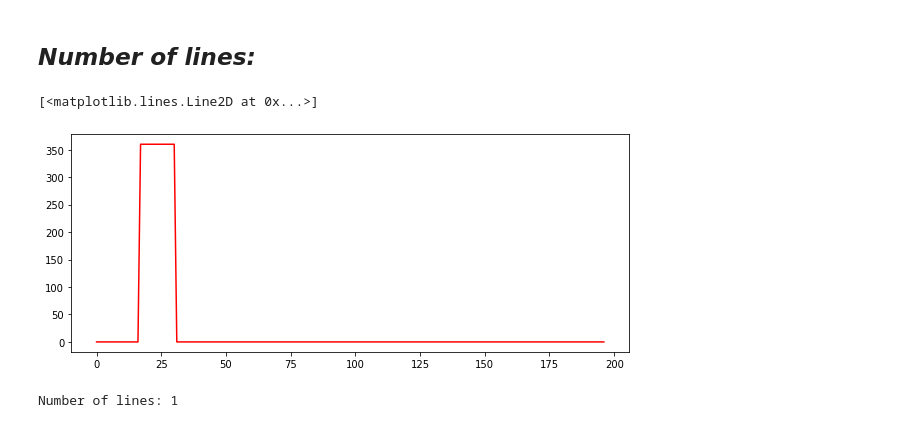
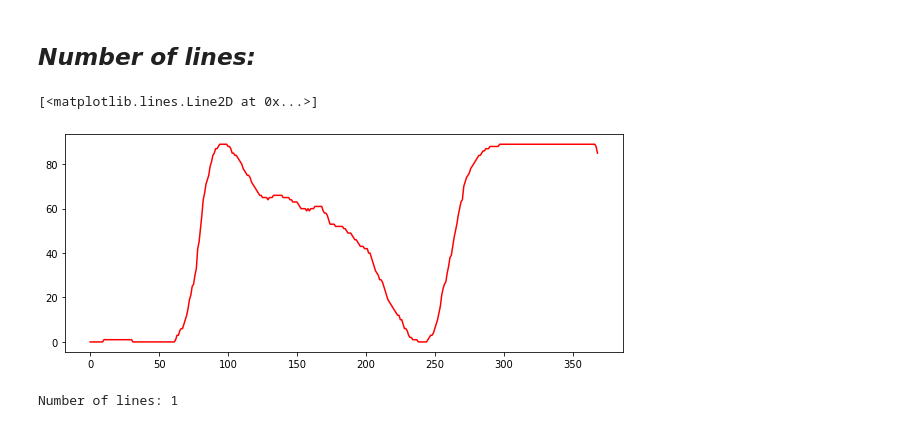
Before and after one commit to NoaAmichai/Final_project, a Jupyter notebook: Final_project.ipynb, the cells around one changed output. Drawn from its saved outputs; the diff is of its cells as text; code cells hidden in the pictures.

```diff
--- a/Final_project.ipynb
+++ b/Final_project.ipynb
@@ -51,7 +51,7 @@ show_data()
 # %% [raw]
 #check if the file is empty
 # %%
-data = pd.read_csv(r'train/7554/SimpleTest/2.csv')
+data = pd.read_csv(r'train/7554/SimpleTest/4.csv')
 # %%
 data.info()
 # %% [output]
@@ -155,24 +155,25 @@ Number of hand lifts: 0
 ## *Number of lines:*
 # %%
 def calculateAngle(X1,X0,Y1,Y0):
-    deltaX = X1 - X0
-    deltaY = Y1 - Y0
-    angle = math.atan2(deltaX,deltaY)/(math.pi*180)
-    if angle < 0:
-        angle = 360 + angle
+    deltaX = (X1 - X0)**2
+    deltaY = (Y1 - Y0)**2
+    angle = (math.atan2(deltaY,deltaX))*(180/math.pi)
+    #if angle < 0:
+    #    angle = 360 + angle
     return angle
 # %%
 angels = []
-for i in range(0,len(data.X)-50):
-    angels.append(calculateAngle(data.X[i+50],data.X[i],data.Y[i+50],data.Y[i]))
+jump = int((len(data))/10)
+for i in range(0,len(data.X)-jump):
+    angels.append(int(calculateAngle(data.X[i+jump],data.X[i],data.Y[i+jump],data.Y[i])))
 
 angels = pd.Series(angels)
 
 fig = plt.figure(figsize=(10, 4))
 plt.plot(angels,"r")
 # %% [output]
 [<matplotlib.lines.Line2D at 0x...>]
-[figure, old version]
+[figure, new version]
 # %%
 numOfLines = 0
 rolling_std = angels.std()
```
Also changed, not shown: parts of 8 cells of this notebook.
